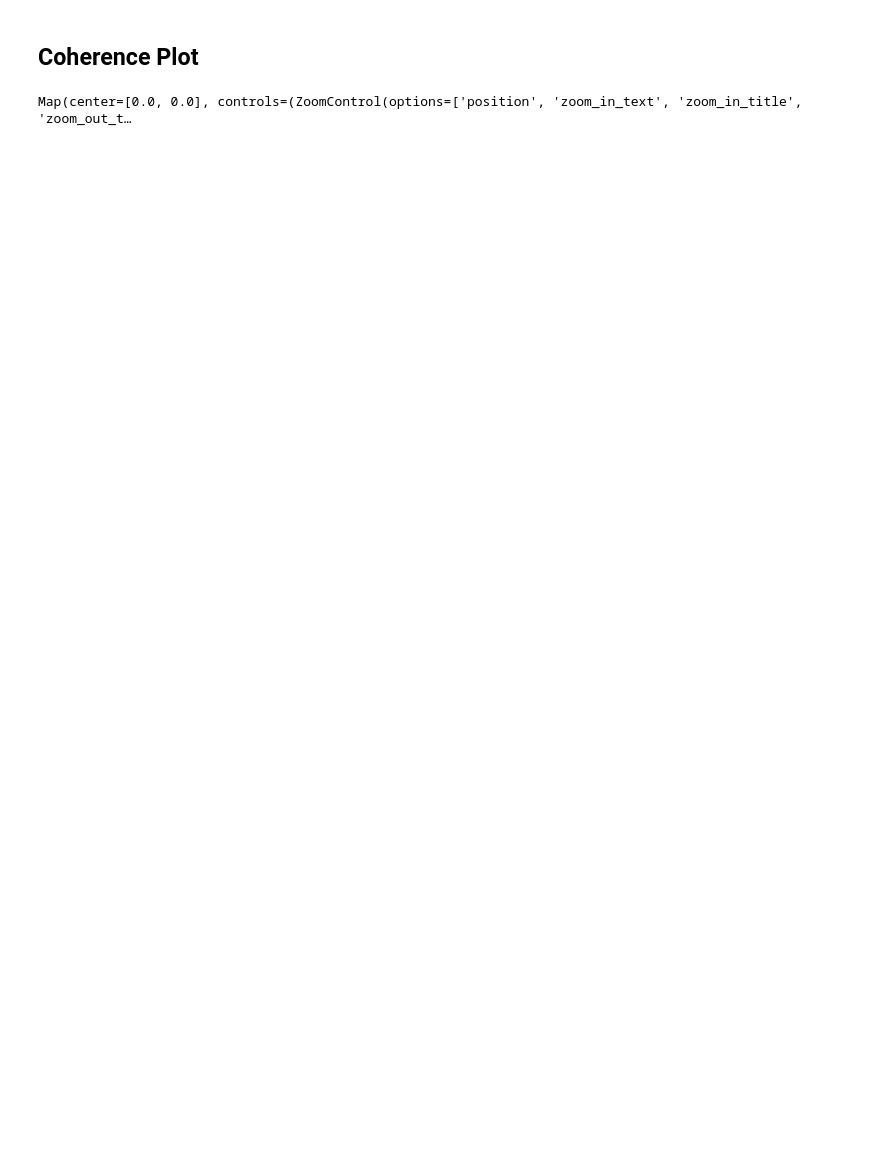
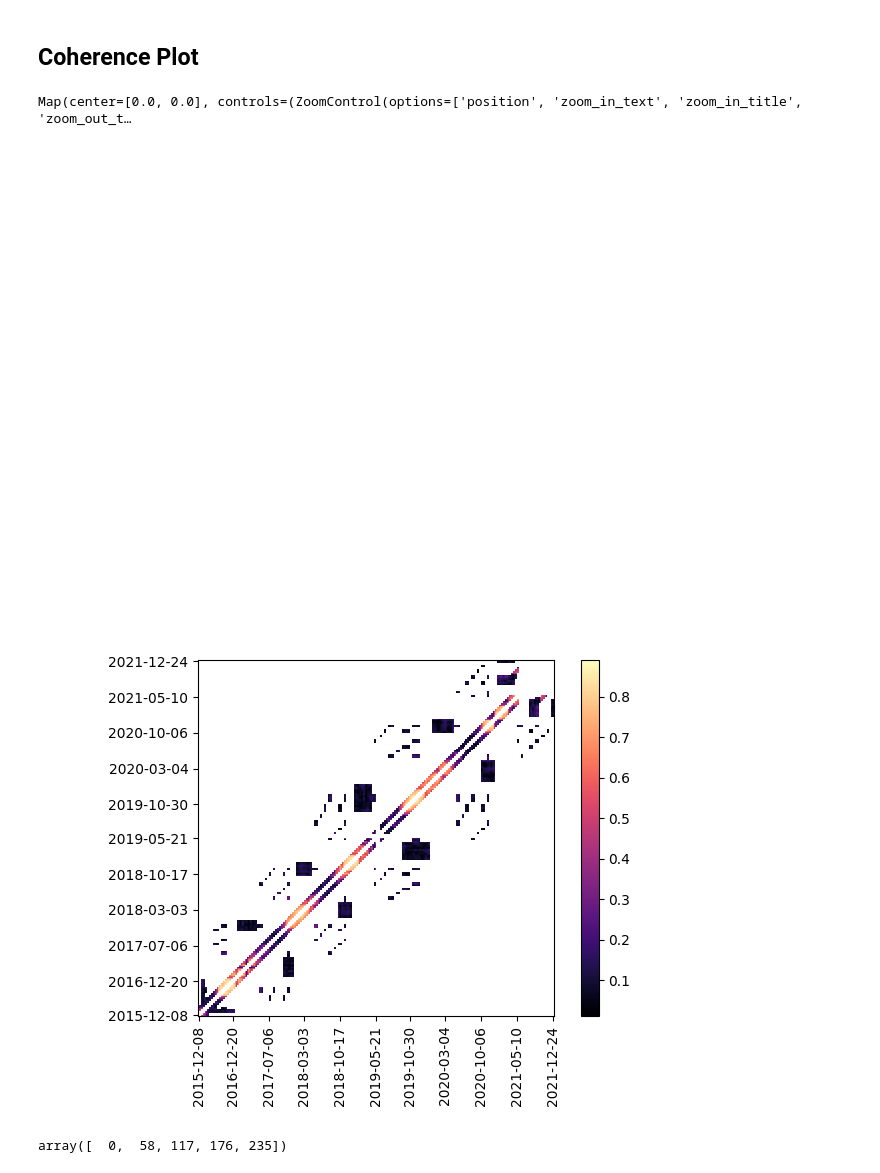
Before and after one commit to dawiedotcom/sar_extract_timeseries, a Jupyter notebook: SAR_amplitude_timeseries.ipynb, the cells around one changed output. Saved outputs shown, nothing was run; the diff lists cells and outputs as text; code cells hidden in the pictures; blank space fills up the shorter version.

Commit message:
Add coherence matrix plot

```diff
--- a/SAR_amplitude_timeseries.ipynb
+++ b/SAR_amplitude_timeseries.ipynb
@@ -324,7 +323,7 @@ Map(center=[0.0, 0.0], controls=(ZoomControl(options=['position', 'zoom_in_text'
 # %%
 
 # Set the path to the directory with GeoTiff files
-folder_path = 'InSAR_coherence'
+folder_path = '/scratch/jhuang34/Daisy/cc_geotif' #InSAR_coherence'
 filelist = get_filelist(folder_path)
 
 #
@@ -335,3 +334,41 @@ coherence.show_map()
 # %% [output]
 Map(center=[0.0, 0.0], controls=(ZoomControl(options=['position', 'zoom_in_text', 'zoom_in_title', 'zoom_out_t…
 [figure]
+# %%
+unique_dates = pd.concat([coherence.extractor.data['start_date'], coherence.extractor.data['end_date']]).unique() #coherence.extractor.data[['start_date', 'end_date']].unique()
+coherence.extractor.data['start_image_no'] = 0
+coherence.extractor.data['end_image_no'] = 0
+for i, date in enumerate(unique_dates):
+    idx = coherence.extractor.data['start_date'] == date
+    coherence.extractor.data.loc[idx, 'start_image_no'] = i
+
+#unique_dates = coherence.extractor.data['end_date'].unique()
+for i, date in enumerate(unique_dates):
+    idx = coherence.extractor.data['end_date'] == date
+    coherence.extractor.data.loc[idx, 'end_image_no'] = i
+
+coherence_matrix = np.zeros( ( len(unique_dates), len(unique_dates) ) )
+for _, row in coherence.extractor.data.iterrows():
+    x, y, c = int(row['start_image_no']), int(row['end_image_no']), row['Location 1']
+    coherence_matrix[x, y] = c/255
+    coherence_matrix[y, x] = c/255
+coherence_matrix[coherence_matrix == 0] = np.nan
+# %%
+plt.figure()
+plt.imshow(coherence_matrix, cmap='magma', origin='lower')
+#lbls_idx = [0, 50, 100, 150, 200]
+lbls_idx = np.linspace(0, len(unique_dates)-1, 11, dtype=int)
+lbls = [''] * len(lbls_idx)
+for i, idx in enumerate(lbls_idx):
+    lbls[i] = unique_dates[idx].strftime("%Y-%m-%d")
+plt.yticks(lbls_idx, lbls)
+plt.xticks(lbls_idx, lbls, rotation=90)
+plt.colorbar()
+plt.tight_layout()
+# %% [output]
+[figure, added]
+# %%
+#coherence.extractor.data
+np.linspace(0, len(unique_dates), 5, dtype=int)
+# %% [output]
+array([  0,  58, 117, 176, 235])
```
Also changed, not shown: parts of 2 cells of this notebook.
